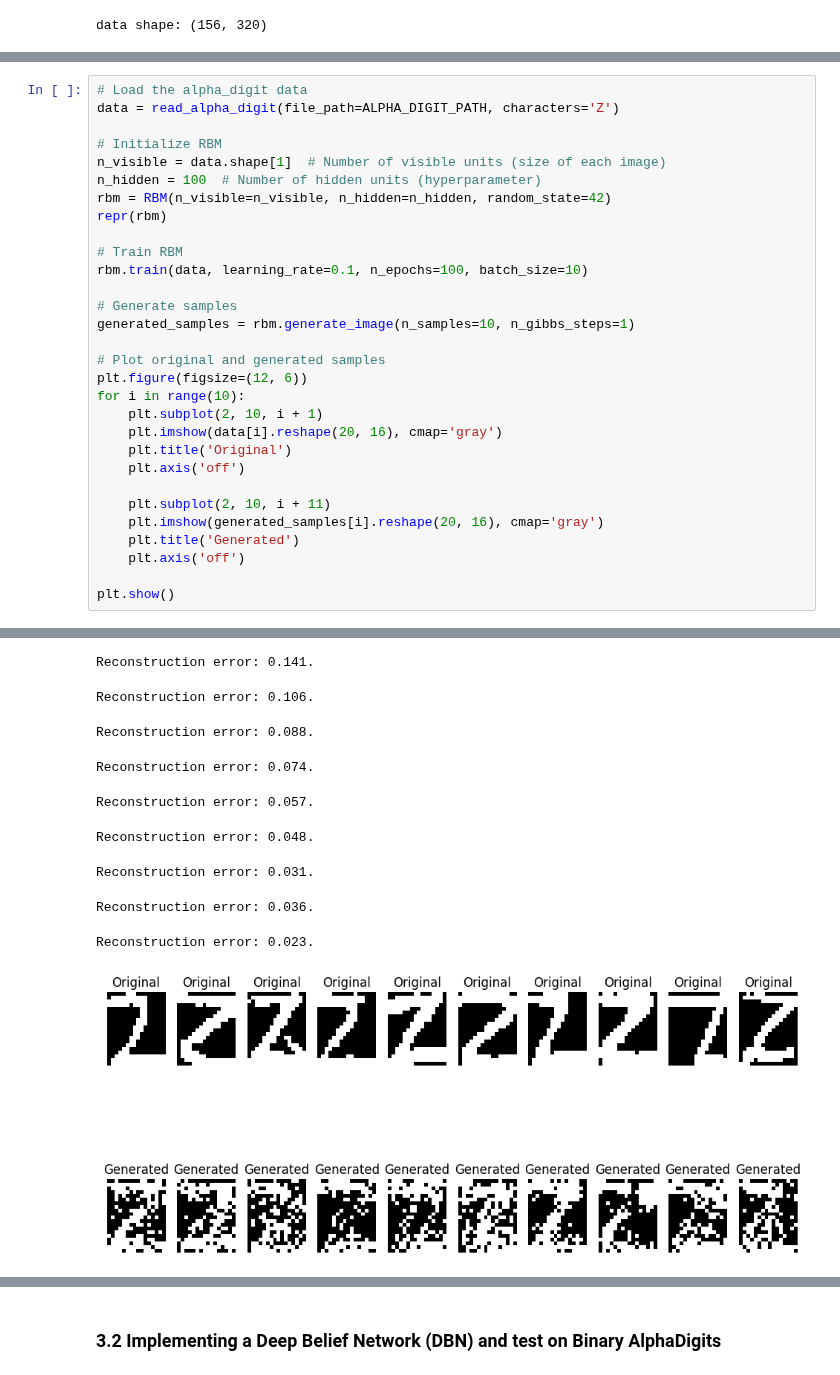
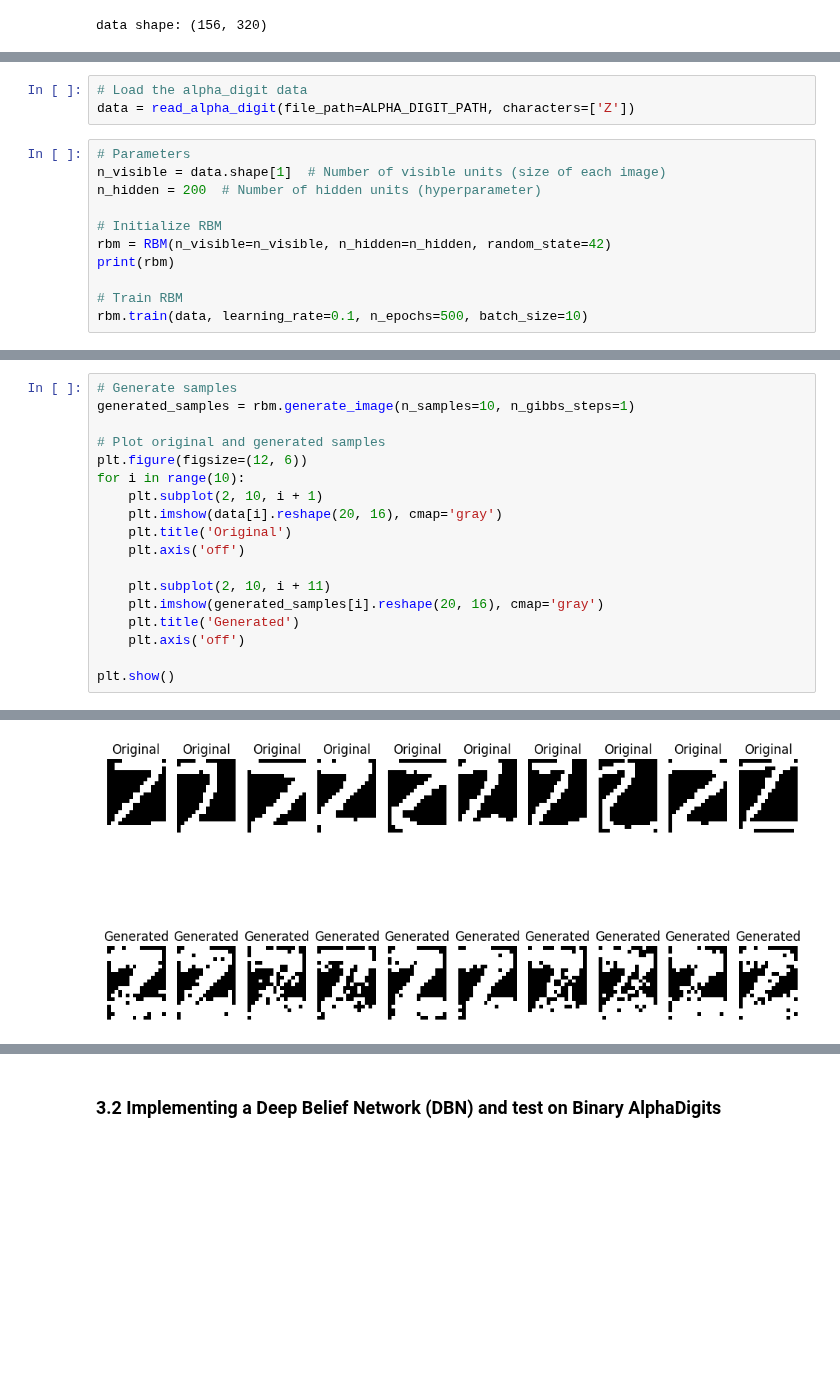
Before and after one commit to Yedson54/DeepLearning2-Project-M2DS, a Jupyter notebook: notebook/experiments.ipynb, the cells around one changed output, grey strips where cells are left out. Saved outputs shown, nothing was run; the diff lists cells and outputs as text; blank space fills up the shorter version.

```diff
--- a/notebook/experiments.ipynb
+++ b/notebook/experiments.ipynb
@@ -335,3 +341,17 @@ class RBM:
                 v = self.rng.binomial(1, v_probs)
             samples[i] = v
         return samples
+# %%
+# Load the alpha_digit data
+data = read_alpha_digit(file_path=ALPHA_DIGIT_PATH, characters=['Z'])
+# %%
+# Parameters
+n_visible = data.shape[1]  # Number of visible units (size of each image)
+n_hidden = 200  # Number of hidden units (hyperparameter)
+
+# Initialize RBM
+rbm = RBM(n_visible=n_visible, n_hidden=n_hidden, random_state=42)
+print(rbm)
+
+# Train RBM
+rbm.train(data, learning_rate=0.1, n_epochs=500, batch_size=10)
@@ -338,16 +372,4 @@ class RBM:
 # %%
-# Load the alpha_digit data
-data = read_alpha_digit(file_path=ALPHA_DIGIT_PATH, characters='Z')
-
-# Initialize RBM
-n_visible = data.shape[1]  # Number of visible units (size of each image)
-n_hidden = 100  # Number of hidden units (hyperparameter)
-rbm = RBM(n_visible=n_visible, n_hidden=n_hidden, random_state=42)
-repr(rbm)
-
-# Train RBM
-rbm.train(data, learning_rate=0.1, n_epochs=100, batch_size=10)
-
 # Generate samples
 generated_samples = rbm.generate_image(n_samples=10, n_gibbs_steps=1)
 
@@ -370,13 +391,4 @@ Reconstruction error: 0.163.
-Reconstruction error: 0.141.
-Reconstruction error: 0.106.
-Reconstruction error: 0.088.
-Reconstruction error: 0.074.
-Reconstruction error: 0.057.
-Reconstruction error: 0.048.
-Reconstruction error: 0.031.
-Reconstruction error: 0.036.
-Reconstruction error: 0.023.
-[figure, old version]
+[figure, new version]
 # %%
 print(rbm)
 # %% [output]
```
Also changed, not shown: parts of 10 cells of this notebook, 2 other files.
